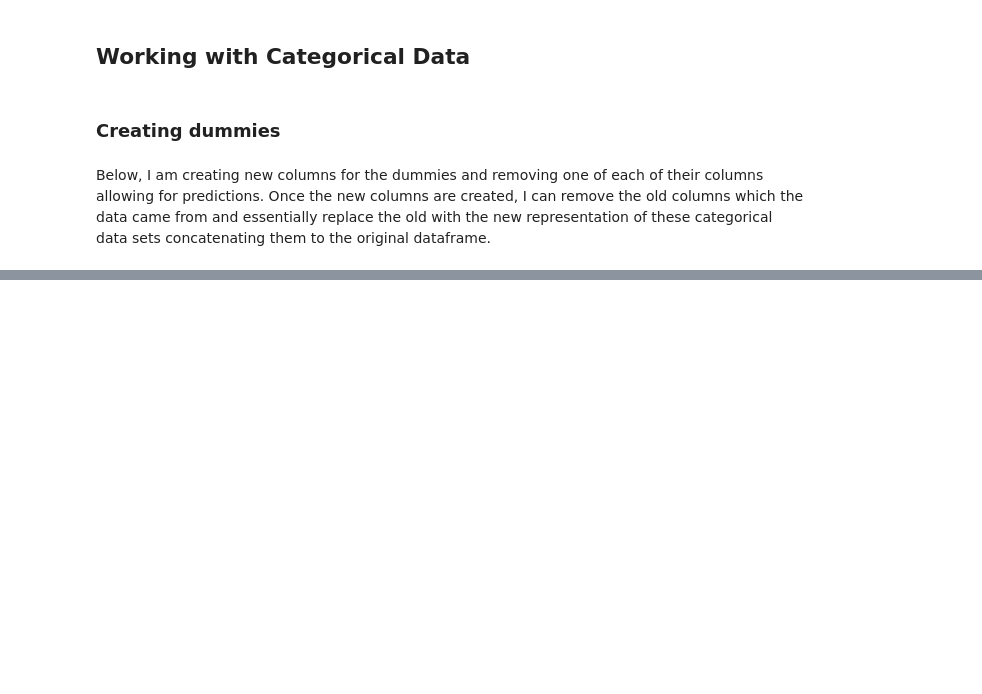
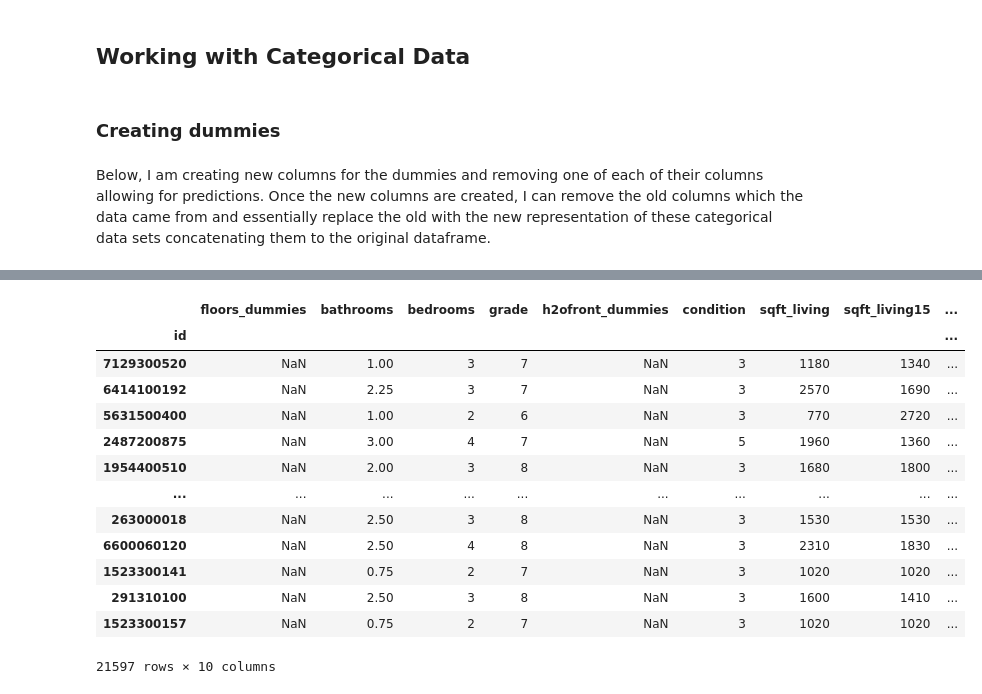
Before and after one commit to zhyde23/KC_Housing_Project, a Jupyter notebook: Mod2 Final Project.ipynb, the cells around one changed output, grey strips where cells are left out. Cells and saved outputs as stored; diff of their text form; code cells hidden in the pictures; blank space fills up the shorter version.

```diff
--- a/Mod2 Final Project.ipynb
+++ b/Mod2 Final Project.ipynb
@@ -572 +581,4 @@ Warnings:
 strong multicollinearity or other numerical problems.
+# %%
+data_dum['yr_renovated'].replace(0, np.nan, inplace=True)
+data_dum['yr_renovated'].value_counts()
@@ -572,0 +598,3 @@ strong multicollinearity or other numerical problems.
+# %%
+data_dum['yr_renovated'] = data['yr_renovated'].fillna(data['yr_built'])
+data_dum.head()
@@ -572,0 +610,18 @@ strong multicollinearity or other numerical problems.
+# %%
+data_dum.reindex(columns=['floors_dummies', 'bathrooms', 'bedrooms', 'grade', 'h2ofront_dummies',
+          'condition', 'sqft_living', 'sqft_living15', 'yr_built', 'yr_renovated'])
+# %% [output]
+|  | floors_dummies | bathrooms | bedrooms | grade | h2ofront_dummies | condition | sqft_living | sqft_living15 | ... |
+| id |  |  |  |  |  |  |  |  | ... |
+| 7129300520 | NaN | 1.00 | 3 | 7 | NaN | 3 | 1180 | 1340 | ... |
+| 6414100192 | NaN | 2.25 | 3 | 7 | NaN | 3 | 2570 | 1690 | ... |
+| 5631500400 | NaN | 1.00 | 2 | 6 | NaN | 3 | 770 | 2720 | ... |
+| 2487200875 | NaN | 3.00 | 4 | 7 | NaN | 5 | 1960 | 1360 | ... |
+| 1954400510 | NaN | 2.00 | 3 | 8 | NaN | 3 | 1680 | 1800 | ... |
+| ... | ... | ... | ... | ... | ... | ... | ... | ... | ... |
+| 263000018 | NaN | 2.50 | 3 | 8 | NaN | 3 | 1530 | 1530 | ... |
+| 6600060120 | NaN | 2.50 | 4 | 8 | NaN | 3 | 2310 | 1830 | ... |
+| 1523300141 | NaN | 0.75 | 2 | 7 | NaN | 3 | 1020 | 1020 | ... |
+| 291310100 | NaN | 2.50 | 3 | 8 | NaN | 3 | 1600 | 1410 | ... |
+| 1523300157 | NaN | 0.75 | 2 | 7 | NaN | 3 | 1020 | 1020 | ... |
+21597 rows × 10 columns
```
Also changed, not shown: parts of 9 cells of this notebook.
